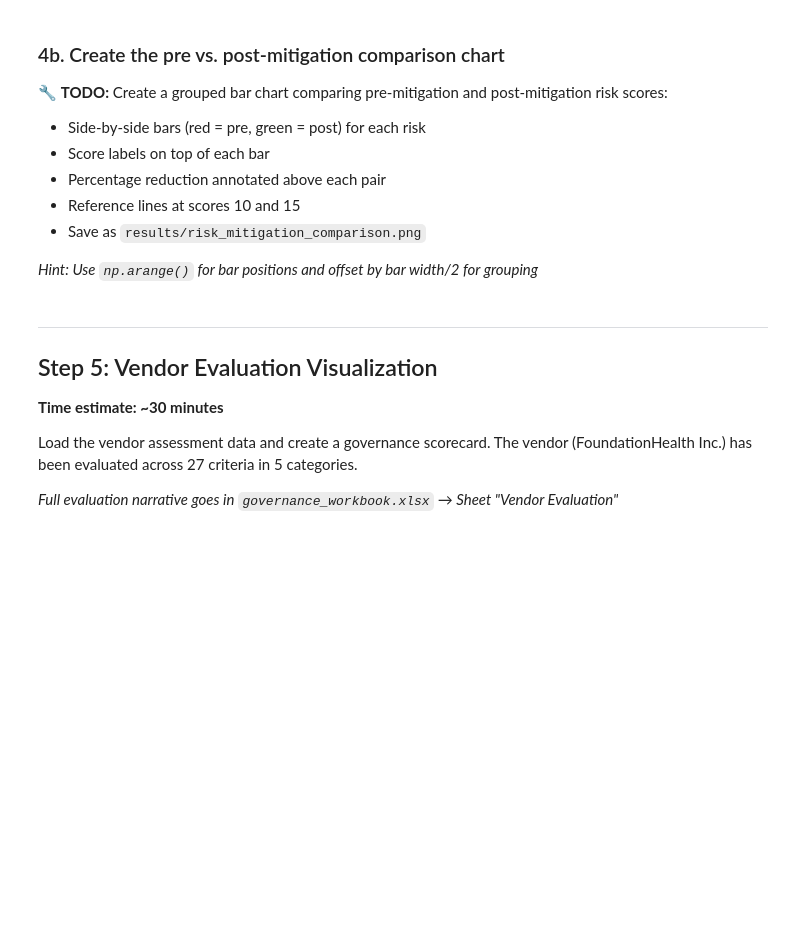
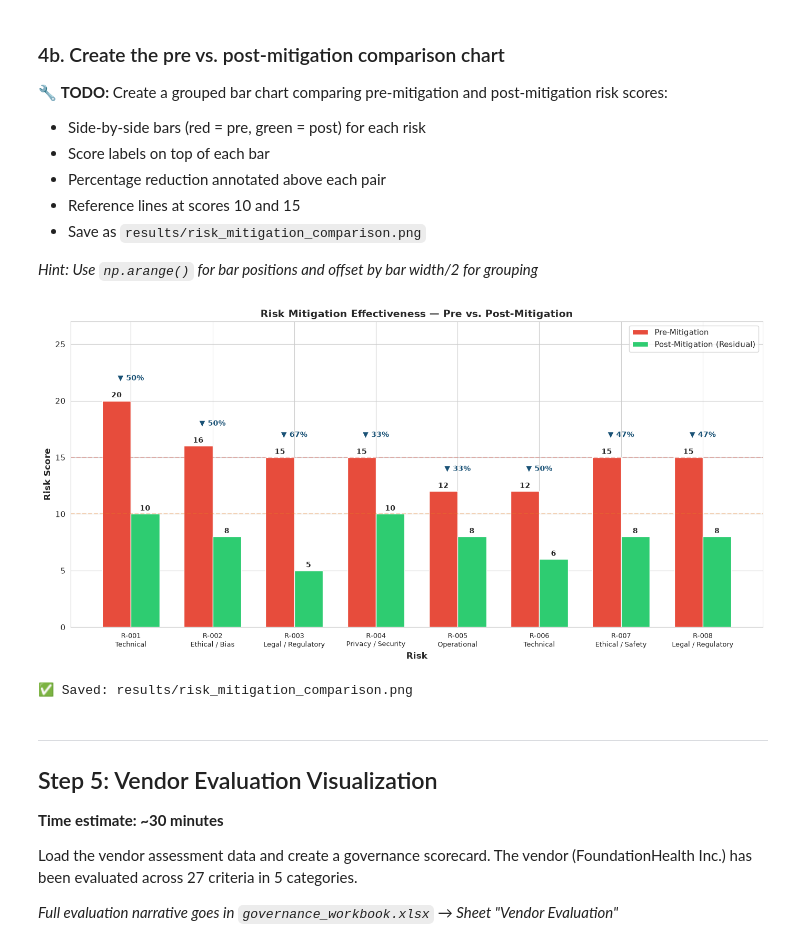
Before and after one commit to AmosBunde/ai_governance_assessement, a Jupyter notebook: project/starter/governance_assessment.ipynb, the cells around one changed output. Drawn from its saved outputs; the diff is of its cells as text; code cells hidden in the pictures; blank space fills up the shorter version.

```diff
--- a/project/starter/governance_assessment.ipynb
+++ b/project/starter/governance_assessment.ipynb
@@ -259,12 +366,21 @@ compliance_df = pd.read_csv(DATA_DIR / 'eu_ai_act_requirements.csv')
 print("COMPLIANCE REQUIREMENTS (Articles 8-15):")
 print("-" * 70)
 
-# 🔧 TODO: Loop through each row of compliance_df and print:
-#   - Article number, requirement name, current status, and severity
-#   - Use emoji to make status easy to scan (e.g., ✅ Compliant, 🔶 In Progress, ⚠️ Partial)
-# Relevant columns: 'article', 'requirement_name', 'current_status', 'severity'
+status_icons = {
+    'Compliant': '✅',
+    'In Progress': '🔶',
+    'Partial': '⚠️',
+    'Planned': '📋',
+    'Not Started': '❌',
+}
 
+for _, row in compliance_df.iterrows():
+    icon = status_icons.get(row['current_status'], '❓')
+    print(f"{icon} {row['article']:<11} {row['requirement_name']:<28} "
+          f"status: {row['current_status']:<12} severity: {row['severity']}")
 
-# 🔧 TODO: Print a gap summary showing how many Critical, High, Medium, Low gaps exist.
-# Hint: Use value_counts() on the severity column.
 print("\nGAP SUMMARY:")
+severity_counts = compliance_df['severity'].value_counts()
+for sev in ['Critical', 'High', 'Medium', 'Low']:
+    print(f"  {sev:<9}: {severity_counts.get(sev, 0)}")
+print(f"  Total requirements assessed: {len(compliance_df)}")
@@ -481,38 +712,46 @@ print("✅ Saved: results/risk_heatmap.png")
 # %%
 # Step 4b: Create pre vs. post-mitigation comparison
 
 fig, ax = plt.subplots(figsize=(14, 7))
 
 x = np.arange(len(risk_df))
 w = 0.35  # bar width
 
-# 🔧 TODO: Create two sets of bars (grouped bar chart):
-# - Pre-mitigation bars (red) using risk_score, offset left
-# - Post-mitigation bars (green) using residual_score, offset right
-# Hint: Offset each set by half the bar width from the x positions.
+pre_bars = ax.bar(x - w/2, risk_df['risk_score'], w,
+                  color='#e74c3c', edgecolor='white', label='Pre-Mitigation')
+post_bars = ax.bar(x + w/2, risk_df['residual_score'], w,
+                   color='#2ecc71', edgecolor='white', label='Post-Mitigation (Residual)')
 
+# Score labels on top of each bar
+for bars in (pre_bars, post_bars):
+    for b in bars:
+        ax.text(b.get_x() + b.get_width()/2, b.get_height() + 0.3,
+                f"{b.get_height():.0f}", ha='center', fontsize=10, fontweight='bold')
 
-# 🔧 TODO: Add score labels on top of each bar.
-
-
-# 🔧 TODO: Annotate the percentage reduction above each risk pair.
-
+# Percentage reduction above each risk pair
+for xi, (_, r) in zip(x, risk_df.iterrows()):
+    reduction = (r['risk_score'] - r['residual_score']) / r['risk_score'] * 100
+    ax.annotate(f"▼ {reduction:.0f}%", (xi, r['risk_score'] + 1.8),
+                ha='center', fontsize=10, color='#1a5276', fontweight='bold')
 
 # Axis formatting (provided)
 ax.set_xlabel('Risk', fontsize=12, fontweight='bold')
 ax.set_ylabel('Risk Score', fontsize=12, fontweight='bold')
 ax.set_title('Risk Mitigation Effectiveness — Pre vs. Post-Mitigation', fontsize=14, fontweight='bold')
 ax.set_xticks(x)
 ax.set_xticklabels([f"{r['risk_id']}\n{r['risk_category']}" for _, r in risk_df.iterrows()], fontsize=9)
 ax.legend(fontsize=11)
 ax.set_ylim(0, 27)
 ax.axhline(y=15, color='#e74c3c', ls='--', alpha=0.3)
 ax.axhline(y=10, color='#e67e22', ls='--', alpha=0.3)
 
 plt.tight_layout()
 plt.savefig(RESULTS_DIR / 'risk_mitigation_comparison.png', dpi=150, bbox_inches='tight', facecolor='white')
 plt.show()
 print("✅ Saved: results/risk_mitigation_comparison.png")
+# %% [output]
+[figure, added]
+✅ Saved: results/risk_mitigation_comparison.png
 # %% [markdown]
 ---
 ## Step 5: Vendor Evaluation Visualization
```
Also changed, not shown: parts of 18 cells of this notebook.
